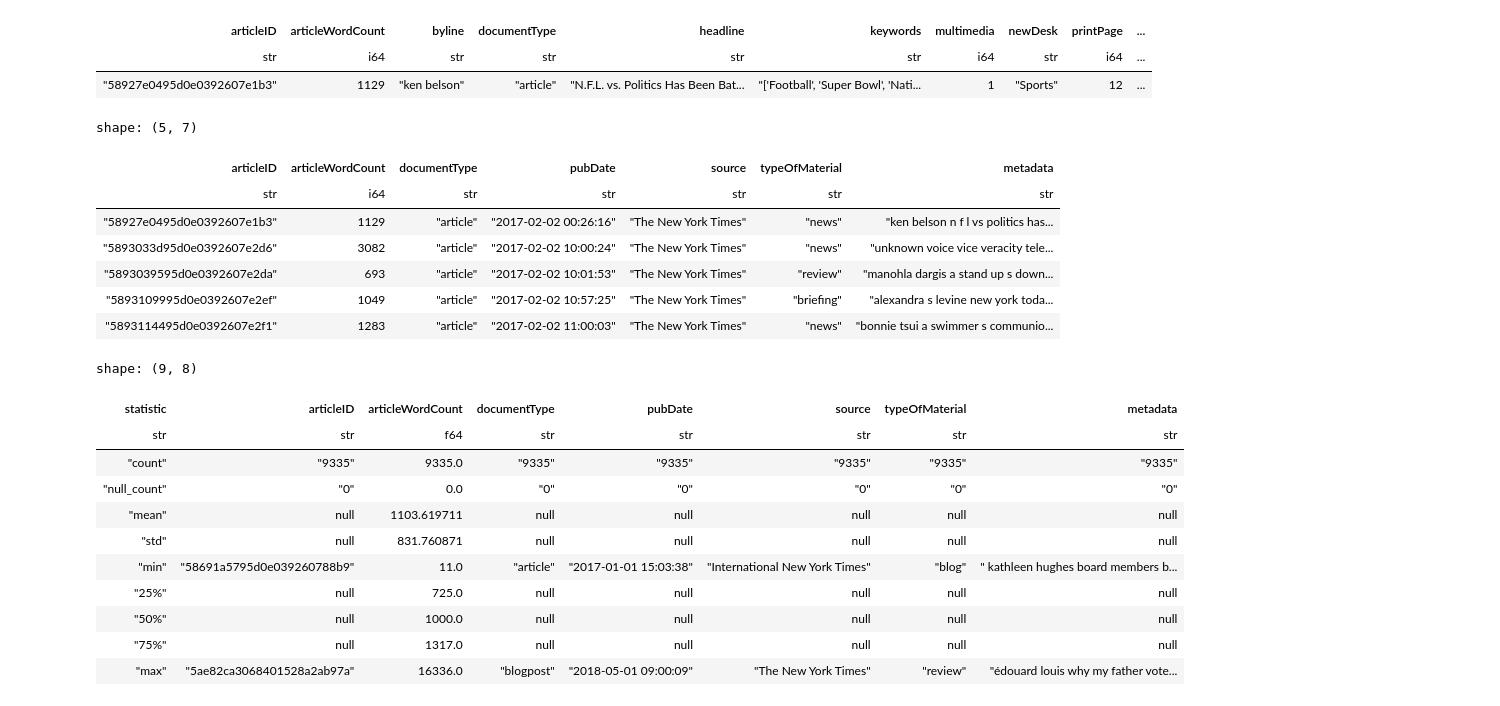
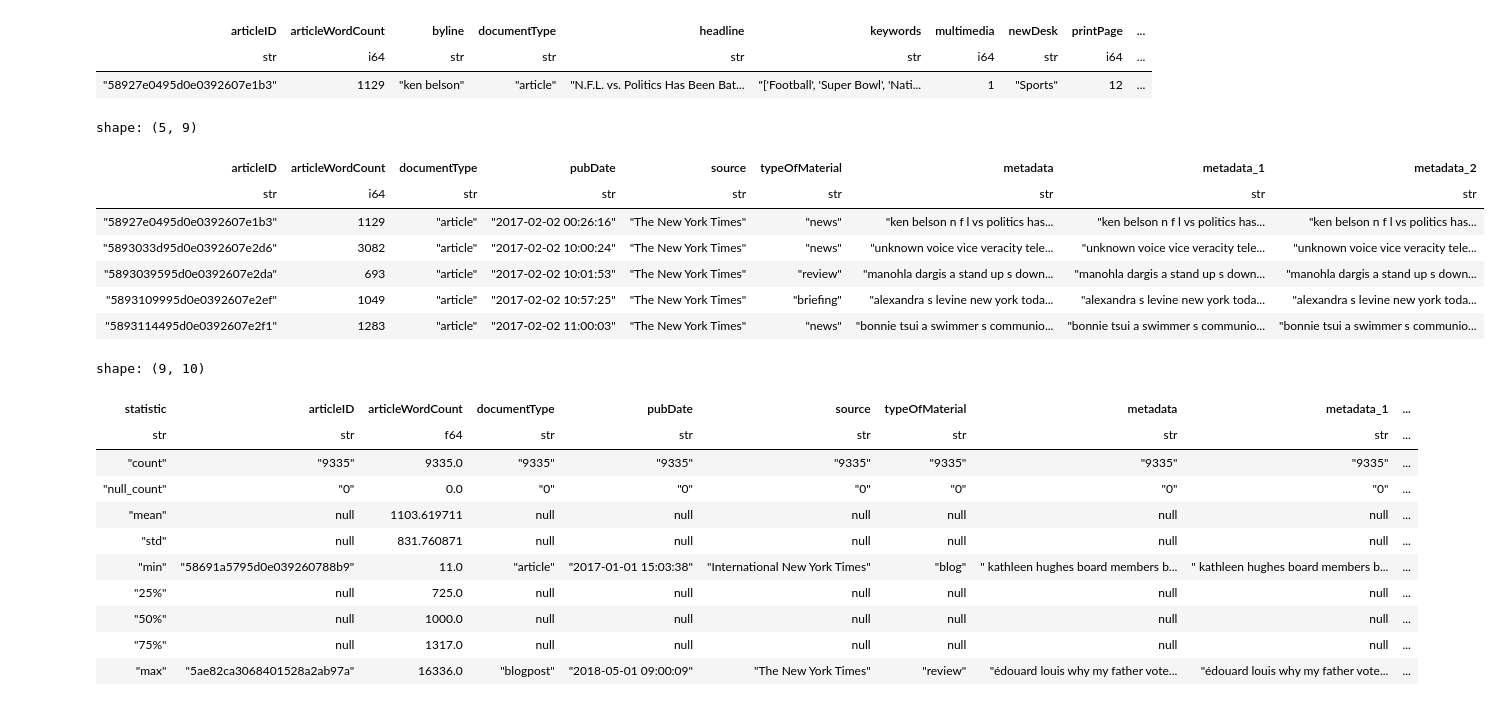
Before and after one commit to chineidu/NYC-Comments, a Jupyter notebook: Notebooks/01-data-exploration.ipynb, the cells around one changed output. Cells and saved outputs as stored; diff of their text form; code cells hidden in the pictures.

```diff
--- a/Notebooks/01-data-exploration.ipynb
+++ b/Notebooks/01-data-exploration.ipynb
@@ -490,55 +490,79 @@ shape: (1, 15)
 # %%
 # Create `metadata` using: `byline`, `headline`, `keywords`, `newDesk`, `snippet`, `sectionName`
 articles_cleaned_df: pl.DataFrame = articles_df.with_columns(
     metadata=pl.concat_str(
         pl.col("byline"),
         pl.col("headline"),
         pl.col("keywords"),
         pl.col("newDesk"),
         pl.col("snippet"),
+        separator=" | ",
+    )
+    .str.to_lowercase()
+    .str.replace_all(r"\W+", " "),
+    metadata_1=pl.concat_str(
+        pl.col("byline"),
+        pl.col("headline"),
+        pl.col("keywords"),
+        pl.col("newDesk"),
+        pl.col("snippet"),
         pl.col("sectionName"),
         separator=" | ",
     )
     .str.to_lowercase()
-    .str.replace_all(r"\W+", " ")
+    .str.replace_all(r"\W+", " "),
+    metadata_2=pl.concat_str(
+        pl.col("byline"),
+        pl.col("headline"),
+        pl.col("keywords"),
+        pl.col("newDesk"),
+        pl.col("snippet"),
+        pl.col("sectionName"),
+        pl.col("documentType"),
+        pl.col("source"),
+        pl.col("typeOfMaterial"),
+        separator=" | ",
+    )
+    .str.to_lowercase()
+    .str.replace_all(r"\W+", " "),
 ).drop(
     [
         "byline",
         "headline",
         "keywords",
         "newDesk",
         "snippet",
         "sectionName",
         "multimedia",
         "printPage",
         "webURL",
     ]
 )
 articles_cleaned_df.head()
 # %% [output]
-shape: (5, 7)
+shape: (5, 9)
-| articleID | articleWordCount | documentType | pubDate | source | typeOfMaterial | metadata |
-| str | i64 | str | str | str | str | str |
-| "58927e0495d0e0392607e1b3" | 1129 | "article" | "2017-02-02 00:26:16" | "The New York Times" | "news" | "ken belson n f l vs politics has... |
-| "5893033d95d0e0392607e2d6" | 3082 | "article" | "2017-02-02 10:00:24" | "The New York Times" | "news" | "unknown voice vice veracity tele... |
-| "5893039595d0e0392607e2da" | 693 | "article" | "2017-02-02 10:01:53" | "The New York Times" | "review" | "manohla dargis a stand up s down... |
-| "5893109995d0e0392607e2ef" | 1049 | "article" | "2017-02-02 10:57:25" | "The New York Times" | "briefing" | "alexandra s levine new york toda... |
-| "5893114495d0e0392607e2f1" | 1283 | "article" | "2017-02-02 11:00:03" | "The New York Times" | "news" | "bonnie tsui a swimmer s communio... |
+| articleID | articleWordCount | documentType | pubDate | source | typeOfMaterial | metadata | metadata_1 | metadata_2 |
+| str | i64 | str | str | str | str | str | str | str |
+| "58927e0495d0e0392607e1b3" | 1129 | "article" | "2017-02-02 00:26:16" | "The New York Times" | "news" | "ken belson n f l vs politics has... | "ken belson n f l vs politics has... | "ken belson n f l vs politics has... |
+| "5893033d95d0e0392607e2d6" | 3082 | "article" | "2017-02-02 10:00:24" | "The New York Times" | "news" | "unknown voice vice veracity tele... | "unknown voice vice veracity tele... | "unknown voice vice veracity tele... |
+| "5893039595d0e0392607e2da" | 693 | "article" | "2017-02-02 10:01:53" | "The New York Times" | "review" | "manohla dargis a stand up s down... | "manohla dargis a stand up s down... | "manohla dargis a stand up s down... |
+| "5893109995d0e0392607e2ef" | 1049 | "article" | "2017-02-02 10:57:25" | "The New York Times" | "briefing" | "alexandra s levine new york toda... | "alexandra s levine new york toda... | "alexandra s levine new york toda... |
+| "5893114495d0e0392607e2f1" | 1283 | "article" | "2017-02-02 11:00:03" | "The New York Times" | "news" | "bonnie tsui a swimmer s communio... | "bonnie tsui a swimmer s communio... | "bonnie tsui a swimmer s communio... |
 # %%
 articles_cleaned_df.describe()
 # %% [output]
-shape: (9, 8)
+shape: (9, 10)
-| statistic | articleID | articleWordCount | documentType | pubDate | source | typeOfMaterial | metadata |
-| str | str | f64 | str | str | str | str | str |
-| "count" | "9335" | 9335.0 | "9335" | "9335" | "9335" | "9335" | "9335" |
-| "null_count" | "0" | 0.0 | "0" | "0" | "0" | "0" | "0" |
-| "mean" | null | 1103.619711 | null | null | null | null | null |
-| "std" | null | 831.760871 | null | null | null | null | null |
-| "min" | "58691a5795d0e039260788b9" | 11.0 | "article" | "2017-01-01 15:03:38" | "International New York Times" | "blog" | " kathleen hughes board members b... |
-| "25%" | null | 725.0 | null | null | null | null | null |
-| "50%" | null | 1000.0 | null | null | null | null | null |
-| "75%" | null | 1317.0 | null | null | null | null | null |
-| "max" | "5ae82ca3068401528a2ab97a" | 16336.0 | "blogpost" | "2018-05-01 09:00:09" | "The New York Times" | "review" | "édouard louis why my father vote... |
+| statistic | articleID | articleWordCount | documentType | pubDate | source | typeOfMaterial | metadata | metadata_1 | ... |
+| str | str | f64 | str | str | str | str | str | str | ... |
+| "count" | "9335" | 9335.0 | "9335" | "9335" | "9335" | "9335" | "9335" | "9335" | ... |
+| "null_count" | "0" | 0.0 | "0" | "0" | "0" | "0" | "0" | "0" | ... |
+| "mean" | null | 1103.619711 | null | null | null | null | null | null | ... |
+| "std" | null | 831.760871 | null | null | null | null | null | null | ... |
+| "min" | "58691a5795d0e039260788b9" | 11.0 | "article" | "2017-01-01 15:03:38" | "International New York Times" | "blog" | " kathleen hughes board members b... | " kathleen hughes board members b... | ... |
+| "25%" | null | 725.0 | null | null | null | null | null | null | ... |
+| "50%" | null | 1000.0 | null | null | null | null | null | null | ... |
+| "75%" | null | 1317.0 | null | null | null | null | null | null | ... |
+| "max" | "5ae82ca3068401528a2ab97a" | 16336.0 | "blogpost" | "2018-05-01 09:00:09" | "The New York Times" | "review" | "édouard louis why my father vote... | "édouard louis why my father vote... | ... |
 # %%
 sp: str = "../data/cleaned_articles.parquet"
 articles_cleaned_df.write_parquet(sp, use_pyarrow=True)
```
Also changed, not shown: parts of 4 cells of this notebook, 7 other files.
